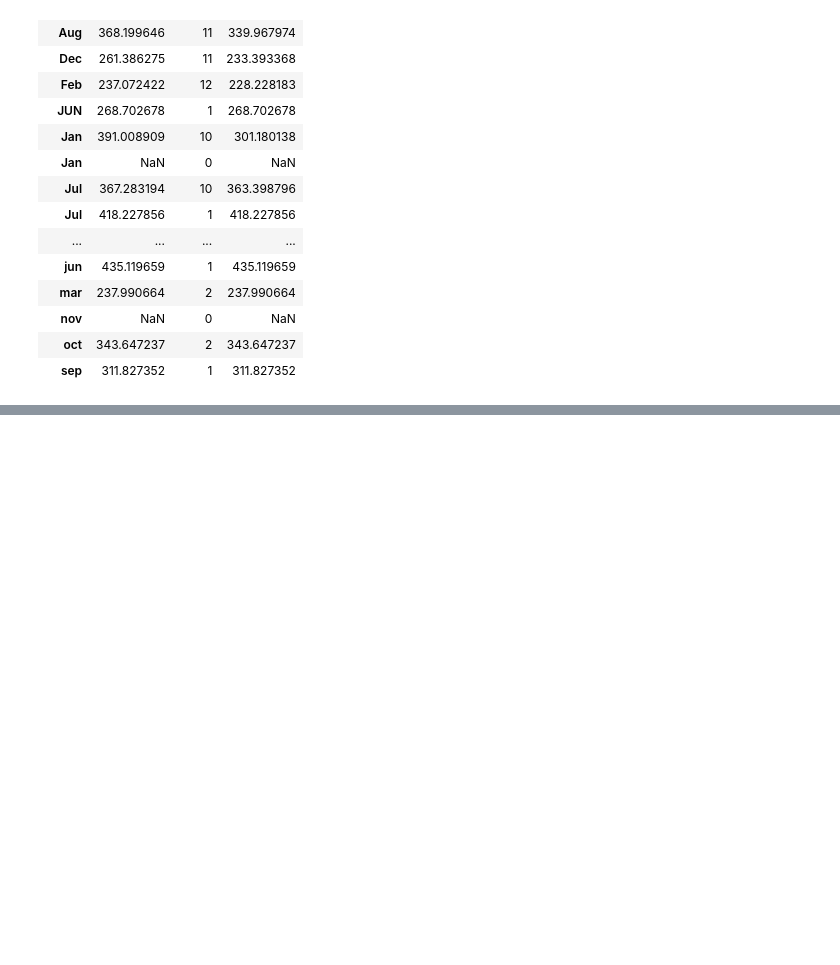
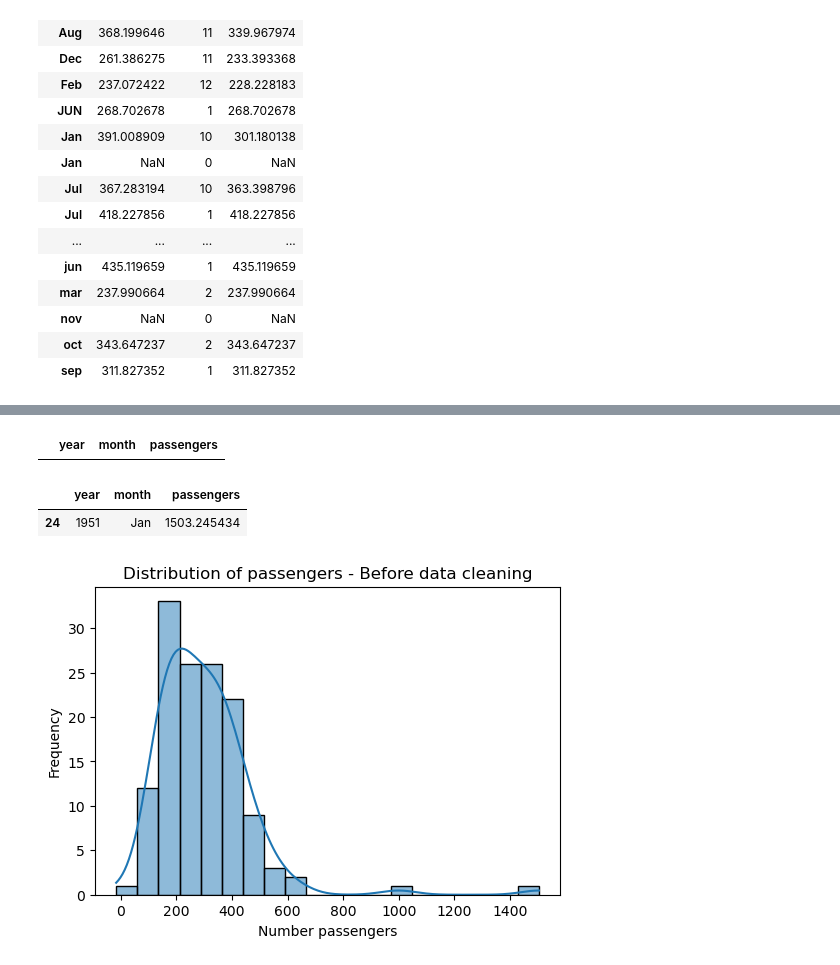
Before and after one commit to walidazimi-star/CA-Data-Science-Mini_Project_1_EDA, a Jupyter notebook: 7. EDA Mini Project Demo.ipynb, the cells around one changed output, grey strips where cells are left out. Cells and saved outputs as stored; diff of their text form; code cells hidden in the pictures; blank space fills up the shorter version.

```diff
--- a/7. EDA Mini Project Demo.ipynb
+++ b/7. EDA Mini Project Demo.ipynb
@@ -180,0 +184,5 @@ flights.groupby('month')['passengers'].agg(['mean', 'count', 'median'])
+# %%
+# find month with value - 1503.245434
+flights[flights['passengers'] == 1503.245434]
+# %% [output]
+|  | year | month | passengers |
@@ -180,0 +191,16 @@ flights.groupby('month')['passengers'].agg(['mean', 'count', 'median'])
+# %%
+# find month with value - 1503.245434
+flights[flights['passengers'] == 1503.2454336631456]
+# %% [output]
+|  | year | month | passengers |
+| 24 | 1951 | Jan | 1503.245434 |
+# %%
+# Histogram to check the distribution
+plt.figure(figsize=(6, 4))
+sns.histplot(data=flights, x='passengers', bins=20, kde=True)
+plt.title('Distribution of passengers - Before data cleaning')
+plt.xlabel('Number passengers')
+plt.ylabel('Frequency')
+plt.show();
+# %% [output]
+[figure, added]
```
Also changed, not shown: parts of 25 cells of this notebook.
